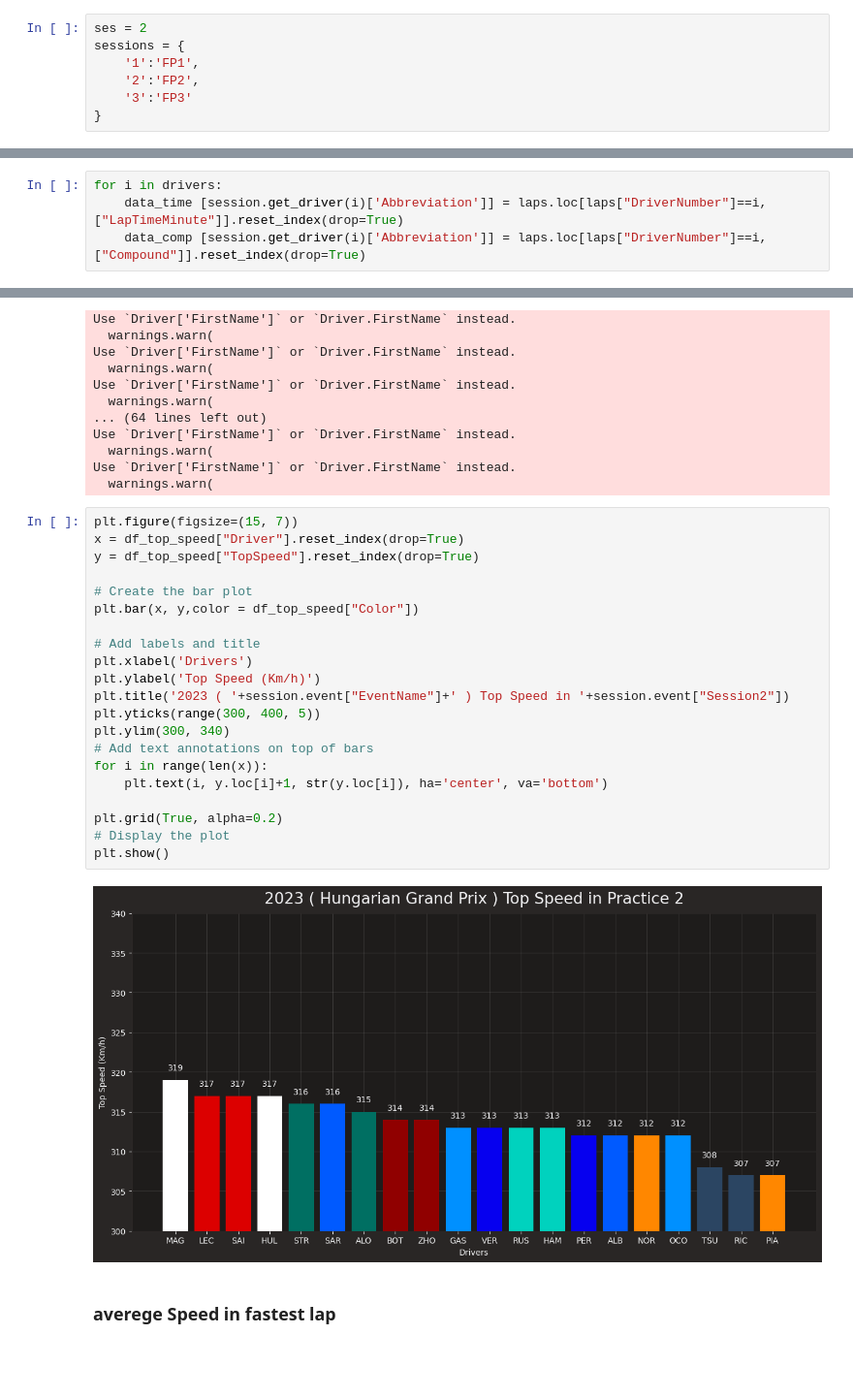
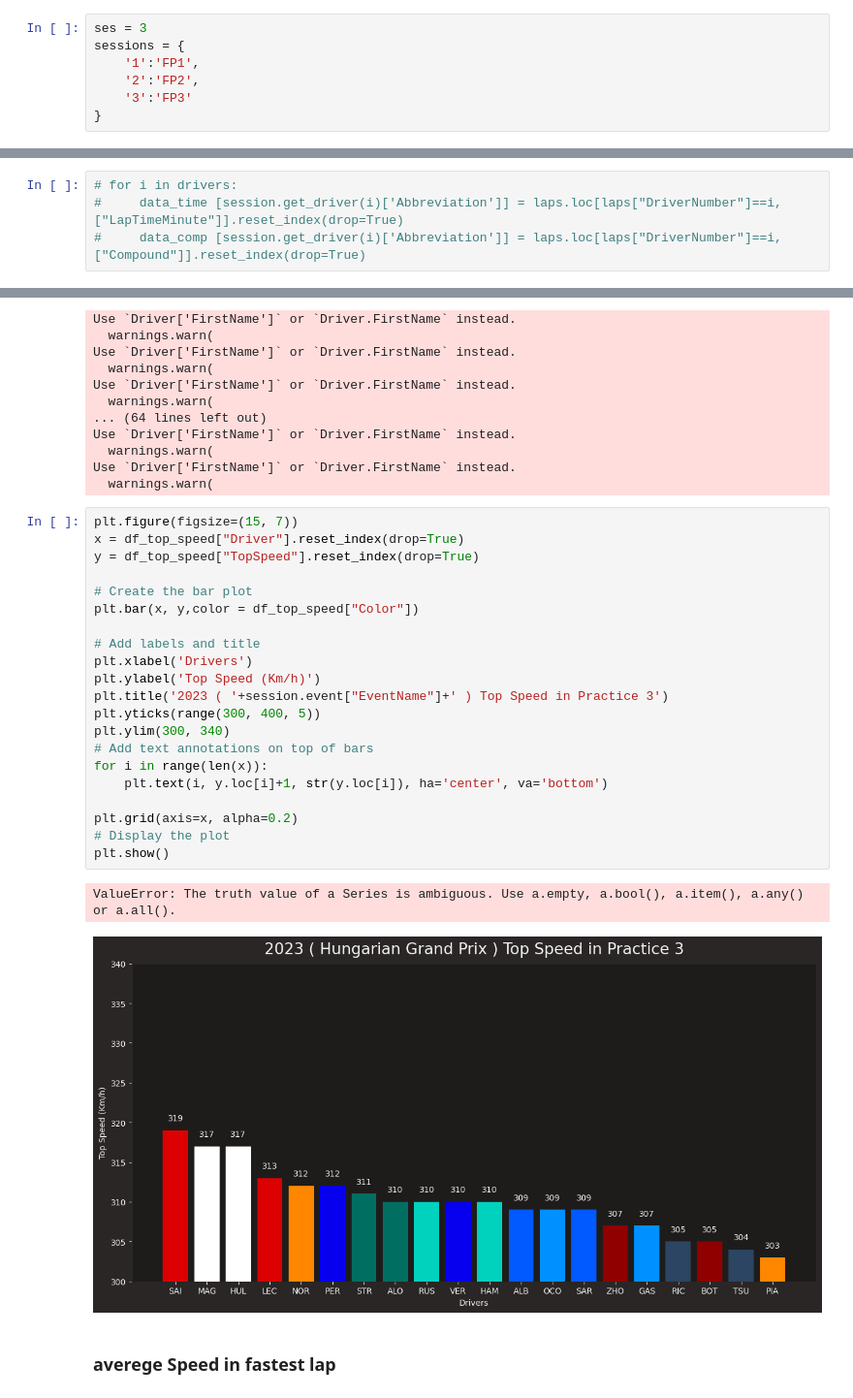
Before and after one commit to RACIM01/F1_Data_Analysing_RCM, a Jupyter notebook: Practice.ipynb, the cells around one changed output, grey strips where cells are left out. Shown at 97% size. Drawn from its saved outputs; the diff is of its cells as text; blank space fills up the shorter version.

```diff
--- a/Practice.ipynb
+++ b/Practice.ipynb
@@ -16,7 +16,7 @@ import matplotlib.ticker as ticker
 # enabling misc_mpl_mods will turn on minor grid lines that clutters the plot
 fastf1.plotting.setup_mpl(mpl_timedelta_support=False, misc_mpl_mods=False)
 # %%
-ses = 2
+ses = 3
 sessions = {
     '1':'FP1',
     '2':'FP2',
@@ -168,7 +169,7 @@ data_comp ["lapNumber"] = [i for i in range(1, max_lap+1)]
 # %%
-for i in drivers:
-    data_time [session.get_driver(i)['Abbreviation']] = laps.loc[laps["DriverNumber"]==i,["LapTimeMinute"]].reset_index(drop=True)
-    data_comp [session.get_driver(i)['Abbreviation']] = laps.loc[laps["DriverNumber"]==i,["Compound"]].reset_index(drop=True)
+# for i in drivers:
+#     data_time [session.get_driver(i)['Abbreviation']] = laps.loc[laps["DriverNumber"]==i,["LapTimeMinute"]].reset_index(drop=True)
+#     data_comp [session.get_driver(i)['Abbreviation']] = laps.loc[laps["DriverNumber"]==i,["Compound"]].reset_index(drop=True)
 # %%
 # df = pd.DataFrame(data_time)
 
@@ -243,26 +244,27 @@ Use `Driver['FirstName']` or `Driver.FirstName` instead.
 # %%
 plt.figure(figsize=(15, 7))
 x = df_top_speed["Driver"].reset_index(drop=True)
 y = df_top_speed["TopSpeed"].reset_index(drop=True)
 
 # Create the bar plot
 plt.bar(x, y,color = df_top_speed["Color"])
 
 # Add labels and title
 plt.xlabel('Drivers')
 plt.ylabel('Top Speed (Km/h)')
-plt.title('2023 ( '+session.event["EventName"]+' ) Top Speed in '+session.event["Session2"])
+plt.title('2023 ( '+session.event["EventName"]+' ) Top Speed in Practice 3')
 plt.yticks(range(300, 400, 5))
 plt.ylim(300, 340)
 # Add text annotations on top of bars
 for i in range(len(x)):
     plt.text(i, y.loc[i]+1, str(y.loc[i]), ha='center', va='bottom')
 
-plt.grid(True, alpha=0.2)
+plt.grid(axis=x, alpha=0.2)
 # Display the plot
 plt.show()
 # %% [output]
+ValueError: The truth value of a Series is ambiguous. Use a.empty, a.bool(), a.item(), a.any() or a.all().
-[figure, old version]
+[figure, new version]
 # %% [markdown]
 ### averege Speed in fastest lap
 # %%
```
Also changed, not shown: parts of 9 cells of this notebook, 2 other files.
